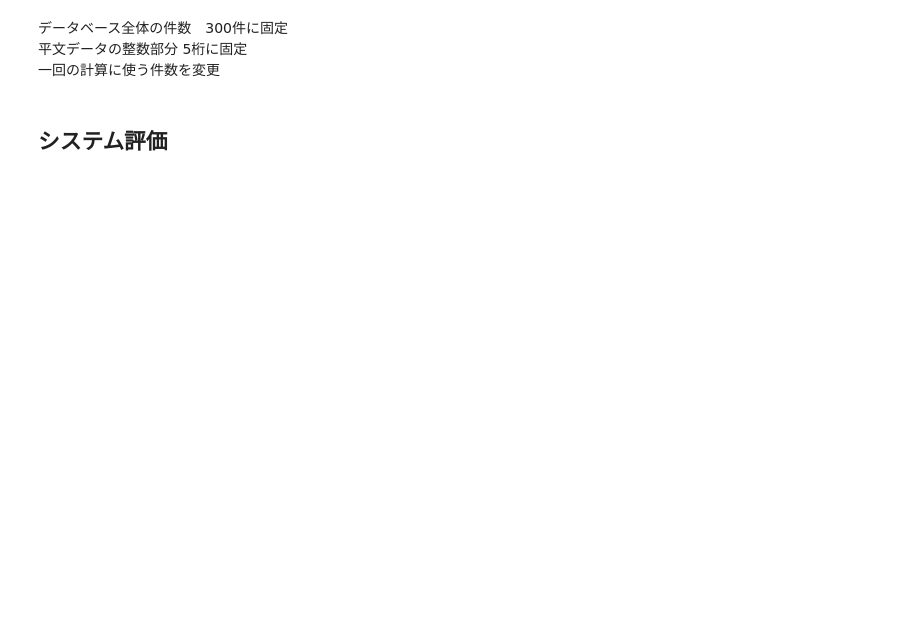
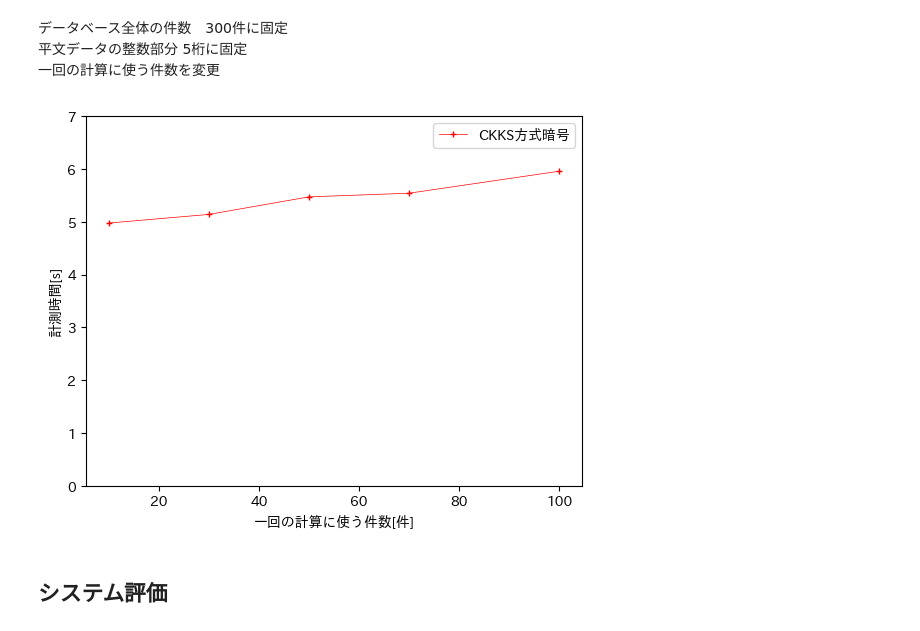
Before and after one commit to lucvil/graduation_thesis, a Jupyter notebook: chart.ipynb, the cells around one changed output. Cells and saved outputs as stored; diff of their text form; code cells hidden in the pictures; blank space fills up the shorter version.

```diff
--- a/chart.ipynb
+++ b/chart.ipynb
@@ -412,32 +412,35 @@ add_stdev_record_data = json.load(add_stdev_record_file)
 
 full_stdev_record_file_name = "./record/stdev/full_encry/full_stdev_record.json"
 full_stdev_record_file = open(full_stdev_record_file_name, "r")
 full_stdev_record_data = json.load(full_stdev_record_file)
 
 
 
 #変更設定
 plt.xlabel("一回の計算に使う件数[件]")
 plt.ylabel("計測時間[s]")
+plt.ylim(0,7)
 calc_repeat = 20
 
 db_size = 300
 calc_count_list = [10, 30, 50, 70, 100]
 digit = 5
 
 add_x_data = [10, 30, 50, 70, 100]
 full_x_data = [10, 30, 50, 70, 100]
 add_y_data = []
 full_y_data = []
 for add_x_data_item in add_x_data:
 	add_record_seed = add_stdev_record_data["add"]["db"+str(db_size)][str(digit)+".2"][str(add_x_data_item)]
 	add_y_data.append(average_record(add_record_seed)/ calc_repeat)
 for full_x_data_item in full_x_data:
 	full_record_seed = full_stdev_record_data["full"]["db"+str(db_size)][str(digit)+".2"][str(full_x_data_item)]
 	full_y_data.append(average_record(full_record_seed) / calc_repeat)
 # plt.plot(add_x_data, add_y_data, marker="x", label='Paillier暗号', color="blue", linewidth=0.5, markersize=5)
 plt.plot(full_x_data, full_y_data, marker="+", label='CKKS方式暗号', color="red", linewidth=0.5, markersize=5)
 plt.legend()
 plt.show()
+# %% [output]
+[figure, added]
 # %% [markdown]
 ## システム評価
```
Also changed, not shown: parts of 5 cells of this notebook, 3 other files.
